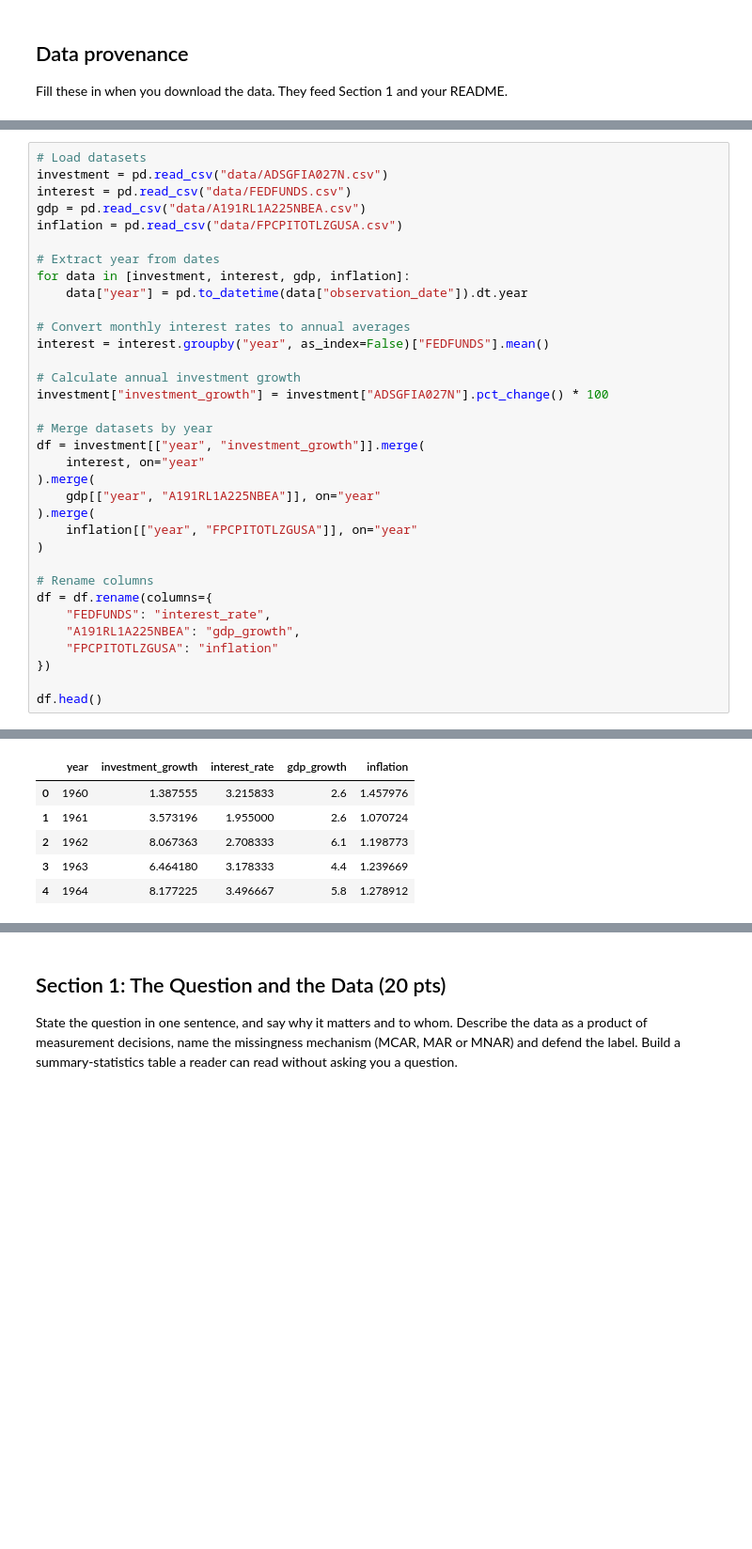
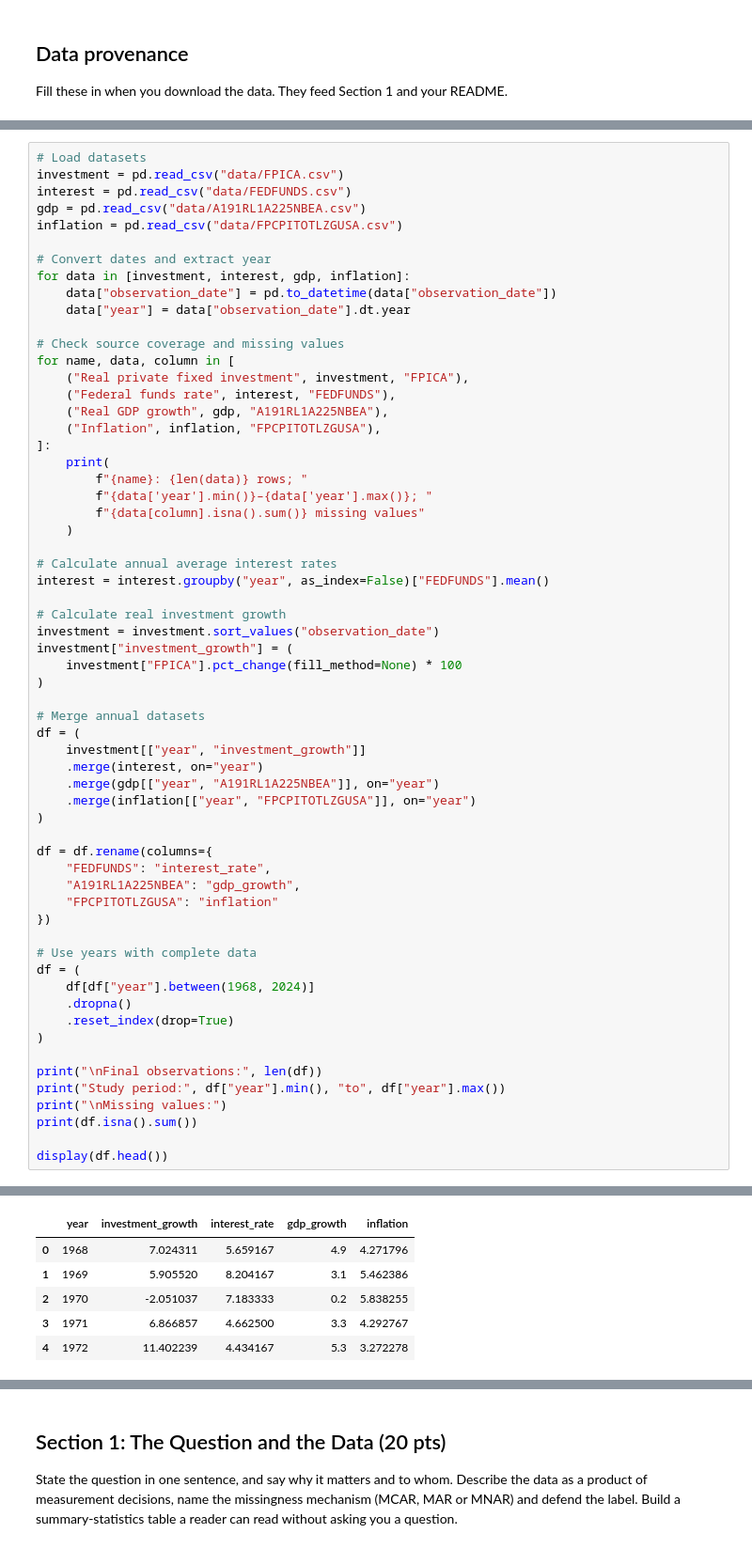
Before and after one commit to elliemeltzer/econ3916_MT1, a Jupyter notebook: midterm_EM.ipynb, the cells around one changed output, grey strips where cells are left out. Shown at 94% size. Drawn from its saved outputs; the diff is of its cells as text; blank space fills up the shorter version.

```diff
--- a/midterm_EM.ipynb
+++ b/midterm_EM.ipynb
@@ -53,36 +57,63 @@ FILE_NAME = [
 ]
 # %%
 # Load datasets
-investment = pd.read_csv("data/ADSGFIA027N.csv")
+investment = pd.read_csv("data/FPICA.csv")
 interest = pd.read_csv("data/FEDFUNDS.csv")
 gdp = pd.read_csv("data/A191RL1A225NBEA.csv")
 inflation = pd.read_csv("data/FPCPITOTLZGUSA.csv")
 
-# Extract year from dates
+# Convert dates and extract year
 for data in [investment, interest, gdp, inflation]:
-    data["year"] = pd.to_datetime(data["observation_date"]).dt.year
+    data["observation_date"] = pd.to_datetime(data["observation_date"])
+    data["year"] = data["observation_date"].dt.year
 
-# Convert monthly interest rates to annual averages
+# Check source coverage and missing values
+for name, data, column in [
+    ("Real private fixed investment", investment, "FPICA"),
+    ("Federal funds rate", interest, "FEDFUNDS"),
+    ("Real GDP growth", gdp, "A191RL1A225NBEA"),
+    ("Inflation", inflation, "FPCPITOTLZGUSA"),
+]:
+    print(
+        f"{name}: {len(data)} rows; "
+        f"{data['year'].min()}–{data['year'].max()}; "
+        f"{data[column].isna().sum()} missing values"
+    )
+
+# Calculate annual average interest rates
 interest = interest.groupby("year", as_index=False)["FEDFUNDS"].mean()
 
-# Calculate annual investment growth
-investment["investment_growth"] = investment["ADSGFIA027N"].pct_change() * 100
-
-# Merge datasets by year
-df = investment[["year", "investment_growth"]].merge(
-    interest, on="year"
-).merge(
-    gdp[["year", "A191RL1A225NBEA"]], on="year"
-).merge(
-    inflation[["year", "FPCPITOTLZGUSA"]], on="year"
+# Calculate real investment growth
+investment = investment.sort_values("observation_date")
+investment["investment_growth"] = (
+    investment["FPICA"].pct_change(fill_method=None) * 100
 )
 
-# Rename columns
+# Merge annual datasets
+df = (
+    investment[["year", "investment_growth"]]
+    .merge(interest, on="year")
+    .merge(gdp[["year", "A191RL1A225NBEA"]], on="year")
+    .merge(inflation[["year", "FPCPITOTLZGUSA"]], on="year")
+)
+
 df = df.rename(columns={
     "FEDFUNDS": "interest_rate",
     "A191RL1A225NBEA": "gdp_growth",
     "FPCPITOTLZGUSA": "inflation"
 })
 
-df.head()
+# Use years with complete data
+df = (
+    df[df["year"].between(1968, 2024)]
+    .dropna()
+    .reset_index(drop=True)
+)
+
+print("\nFinal observations:", len(df))
+print("Study period:", df["year"].min(), "to", df["year"].max())
+print("\nMissing values:")
+print(df.isna().sum())
+
+display(df.head())
 # %% [output]
@@ -89,9 +135,9 @@ df.head()
 |  | year | investment_growth | interest_rate | gdp_growth | inflation |
-| 0 | 1960 | 1.387555 | 3.215833 | 2.6 | 1.457976 |
-| 1 | 1961 | 3.573196 | 1.955000 | 2.6 | 1.070724 |
-| 2 | 1962 | 8.067363 | 2.708333 | 6.1 | 1.198773 |
-| 3 | 1963 | 6.464180 | 3.178333 | 4.4 | 1.239669 |
-| 4 | 1964 | 8.177225 | 3.496667 | 5.8 | 1.278912 |
+| 0 | 1968 | 7.024311 | 5.659167 | 4.9 | 4.271796 |
+| 1 | 1969 | 5.905520 | 8.204167 | 3.1 | 5.462386 |
+| 2 | 1970 | -2.051037 | 7.183333 | 0.2 | 5.838255 |
+| 3 | 1971 | 6.866857 | 4.662500 | 3.3 | 4.292767 |
+| 4 | 1972 | 11.402239 | 4.434167 | 5.3 | 3.272278 |
 # %% [markdown]
 **Who collected it, for what purpose, what is missing and why?**
 
```
Also changed, not shown: parts of 41 cells of this notebook, 1 other file.
